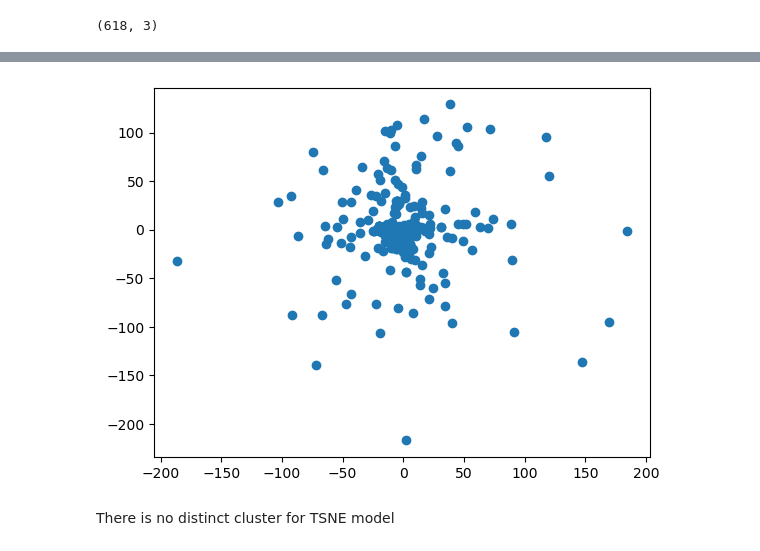
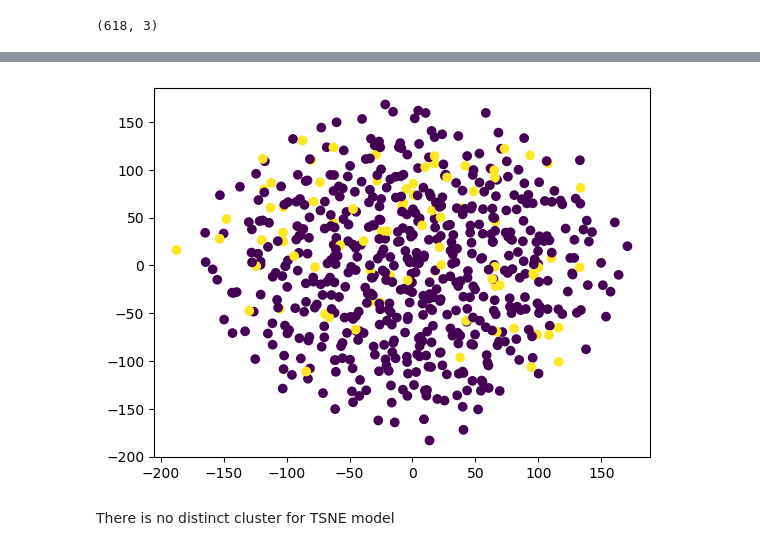
Before and after one commit to Alphaomegainfinity/unsupervised_machine_learning_predicting_myopia, a Jupyter notebook: myopia.ipynb, the cells around one changed output, grey strips where cells are left out. Drawn from its saved outputs; the diff is of its cells as text; code cells hidden in the pictures.

Commit message:
adding color in scatter diagram

```diff
--- a/myopia.ipynb
+++ b/myopia.ipynb
@@ -18,6 +18,8 @@ df.head()
 | 2 | 6 | 1.179 | 22.490000 | 3.462 | 3.514 | 15.52 | 14 | 0 | 2 | 0 | 10 | ... |
 | 3 | 6 | 0.525 | 22.200001 | 3.862 | 3.612 | 14.73 | 18 | 11 | 0 | 0 | 4 | ... |
 | 4 | 5 | 0.697 | 23.290001 | 3.676 | 3.454 | 16.16 | 14 | 0 | 0 | 0 | 4 | ... |
+# %%
+classes = df['MYOPIC']
 # %%
 #dropping MYOPIC column from the dataset
 df1=df.drop(['MYOPIC'], axis=1)
@@ -78,7 +80,7 @@ The number of features has changed from 14 to 10 after performing dimensionality
 from sklearn.manifold import TSNE
 
 # initialise t-SNE model
-tsne = TSNE(n_components=3, perplexity=50,n_iter=250, random_state=42, learning_rate= 400)
+tsne = TSNE(n_components=3, random_state=42, learning_rate= 400)
 # %%
 # reduce dimensions:
 tsne_features = tsne.fit_transform(new_df1_pca)
@@ -90,10 +102,10 @@ tsne_features.shape
 # %%
 # Prepare to plot the dataset
 
-plt.scatter(tsne_features[:,0], tsne_features[:,1])
+plt.scatter(tsne_features[:,0], tsne_features[:,1], c =classes)
 plt.show()
 # %% [output]
-[figure, old version]
+[figure, new version]
 # %% [markdown]
 There is no distinct cluster for TSNE model
 # %% [markdown]
```
Also changed, not shown: parts of 1 cell of this notebook.
